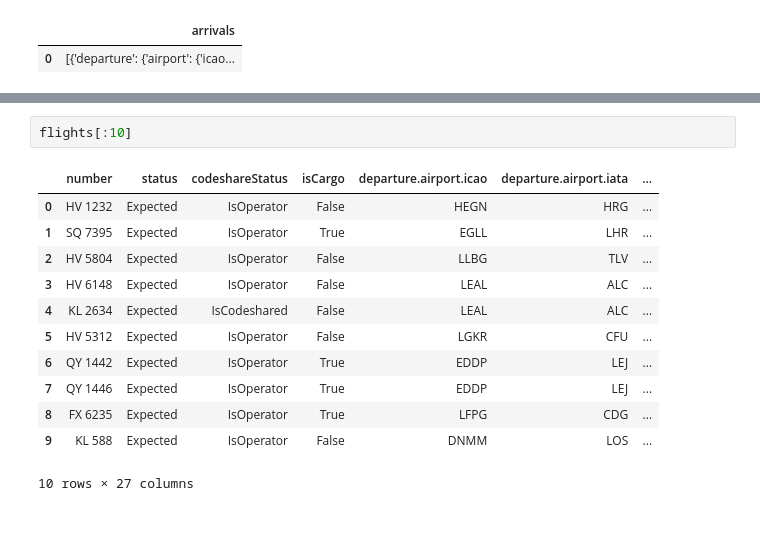
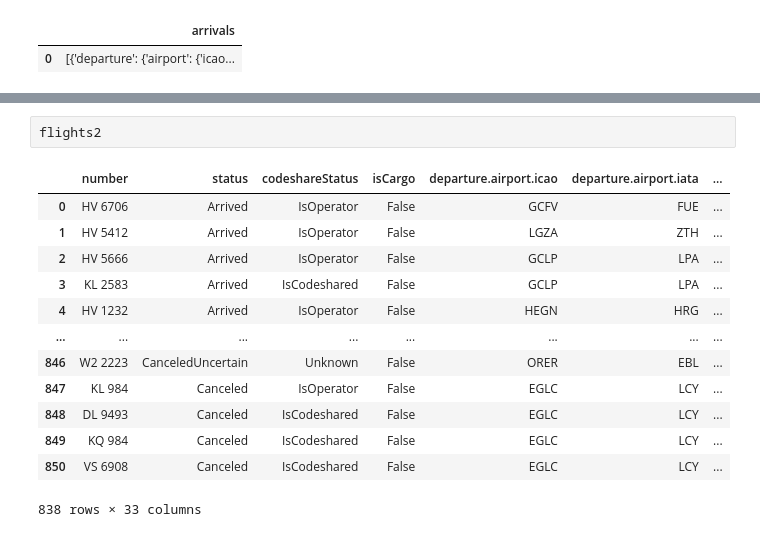
Before and after one commit to circle-ish/DataScienceBC22, a Jupyter notebook: proj3_gans_scooters/FlightsData.ipynb, the cells around one changed output, grey strips where cells are left out. Cells and saved outputs as stored; diff of their text form.

```diff
--- a/proj3_gans_scooters/FlightsData.ipynb
+++ b/proj3_gans_scooters/FlightsData.ipynb
@@ -80,15 +91,16 @@ flights2.drop(
-# %%
-flights[:10]
-# %% [output]
-|  | number | status | codeshareStatus | isCargo | departure.airport.icao | departure.airport.iata | ... |
-| 0 | HV 1232 | Expected | IsOperator | False | HEGN | HRG | ... |
-| 1 | SQ 7395 | Expected | IsOperator | True | EGLL | LHR | ... |
-| 2 | HV 5804 | Expected | IsOperator | False | LLBG | TLV | ... |
-| 3 | HV 6148 | Expected | IsOperator | False | LEAL | ALC | ... |
-| 4 | KL 2634 | Expected | IsCodeshared | False | LEAL | ALC | ... |
-| 5 | HV 5312 | Expected | IsOperator | False | LGKR | CFU | ... |
-| 6 | QY 1442 | Expected | IsOperator | True | EDDP | LEJ | ... |
-| 7 | QY 1446 | Expected | IsOperator | True | EDDP | LEJ | ... |
-| 8 | FX 6235 | Expected | IsOperator | True | LFPG | CDG | ... |
-| 9 | KL 588 | Expected | IsOperator | False | DNMM | LOS | ... |
-10 rows × 27 columns
+# %%
+flights2
+# %% [output]
+|  | number | status | codeshareStatus | isCargo | departure.airport.icao | departure.airport.iata | ... |
+| 0 | HV 6706 | Arrived | IsOperator | False | GCFV | FUE | ... |
+| 1 | HV 5412 | Arrived | IsOperator | False | LGZA | ZTH | ... |
+| 2 | HV 5666 | Arrived | IsOperator | False | GCLP | LPA | ... |
+| 3 | KL 2583 | Arrived | IsCodeshared | False | GCLP | LPA | ... |
+| 4 | HV 1232 | Arrived | IsOperator | False | HEGN | HRG | ... |
+| ... | ... | ... | ... | ... | ... | ... | ... |
+| 846 | W2 2223 | CanceledUncertain | Unknown | False | ORER | EBL | ... |
+| 847 | KL 984 | Canceled | IsOperator | False | EGLC | LCY | ... |
+| 848 | DL 9493 | Canceled | IsCodeshared | False | EGLC | LCY | ... |
+| 849 | KQ 984 | Canceled | IsCodeshared | False | EGLC | LCY | ... |
+| 850 | VS 6908 | Canceled | IsCodeshared | False | EGLC | LCY | ... |
+838 rows × 33 columns
```
Also changed, not shown: parts of 3 cells of this notebook.
